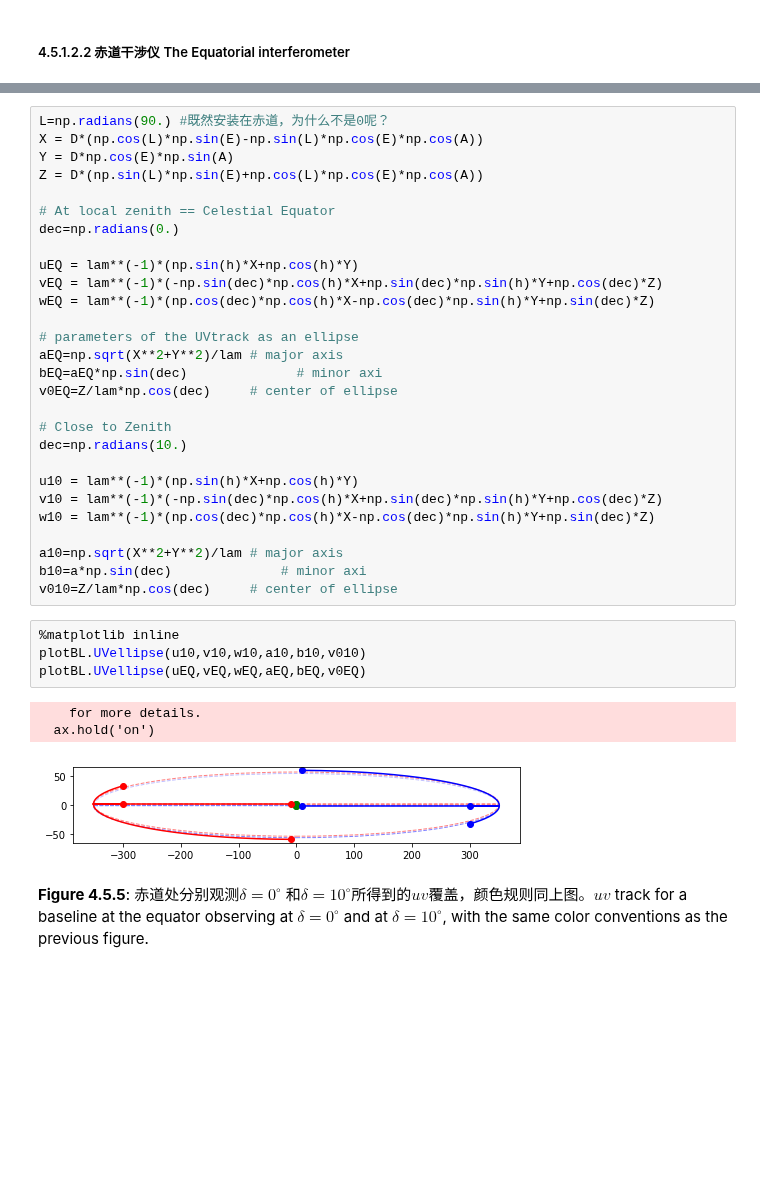
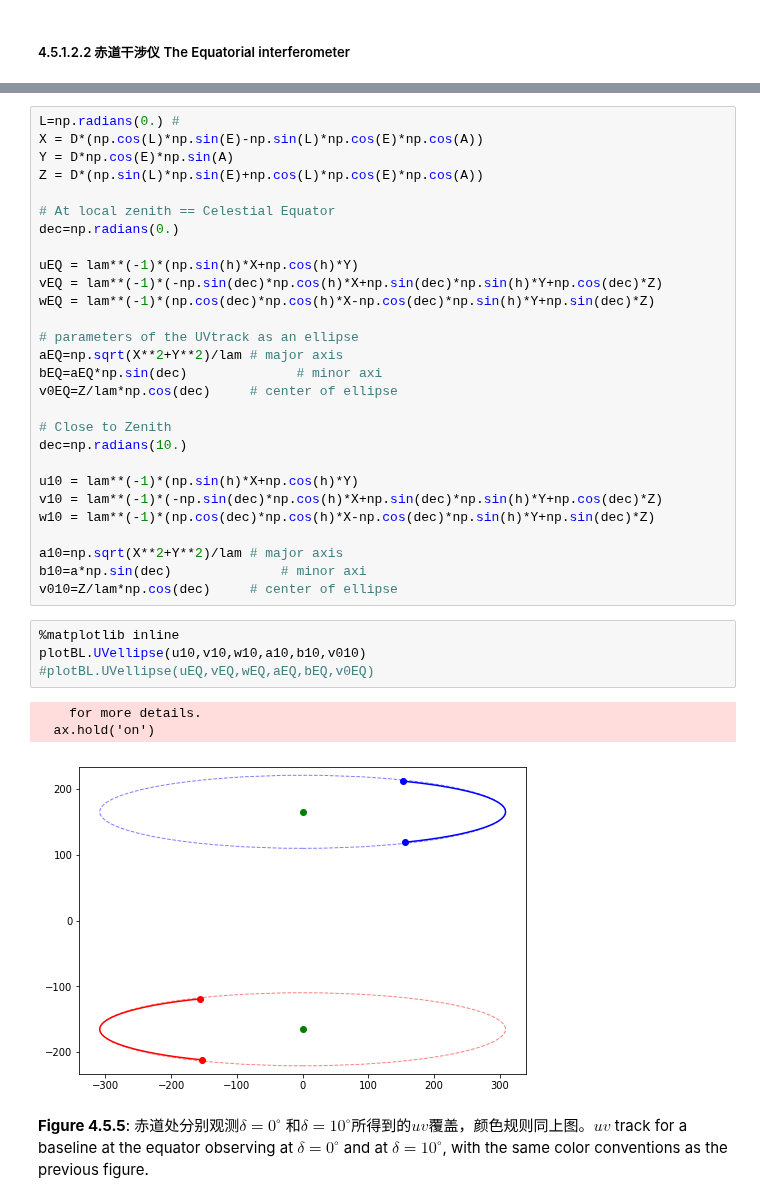
Before and after one commit to astronomical-data-processing/fundamentals_of_interferometry_chinese, a Jupyter notebook: 4_Visibility_Space/4_5_1_uv_coverage_uv_tracks.ipynb, the cells around one changed output, grey strips where cells are left out. Cells and saved outputs as stored; diff of their text form; blank space fills up the shorter version.

```diff
--- a/4_Visibility_Space/4_5_1_uv_coverage_uv_tracks.ipynb
+++ b/4_Visibility_Space/4_5_1_uv_coverage_uv_tracks.ipynb
@@ -331,7 +358,7 @@ $\mathbf{b}$没有转，由此我们可以直观猜测$uv$轨迹将是一条直
 
 If $\mathbf{b}$ is not rotating, we can intuitively guess that the $uv$ tracks will be straight lines.
 # %%
-L=np.radians(90.) #既然安装在赤道，为什么不是0呢？
+L=np.radians(0.) #
 X = D*(np.cos(L)*np.sin(E)-np.sin(L)*np.cos(E)*np.cos(A))
 Y = D*np.cos(E)*np.sin(A)
 Z = D*(np.sin(L)*np.sin(E)+np.cos(L)*np.cos(E)*np.cos(A))
@@ -361,11 +388,11 @@ v010=Z/lam*np.cos(dec)     # center of ellipse
 # %%
 %matplotlib inline
 plotBL.UVellipse(u10,v10,w10,a10,b10,v010)
-plotBL.UVellipse(uEQ,vEQ,wEQ,aEQ,bEQ,v0EQ)
+#plotBL.UVellipse(uEQ,vEQ,wEQ,aEQ,bEQ,v0EQ)
 # %% [output]
     for more details.
   ax.hold('on')
-[figure, old version]
+[figure, new version]
 # %% [markdown]
 **Figure 4.5.5**: 赤道处分别观测$\delta=0^\circ$ 和$\delta=10^\circ$所得到的$uv$覆盖，颜色规则同上图。$uv$ track for a baseline at the equator observing at $\delta=0^\circ$ and at $\delta=10^\circ$, with the same color conventions as the previous figure.
 # %% [markdown]
```
Also changed, not shown: parts of 60 cells of this notebook, 2 other files.
